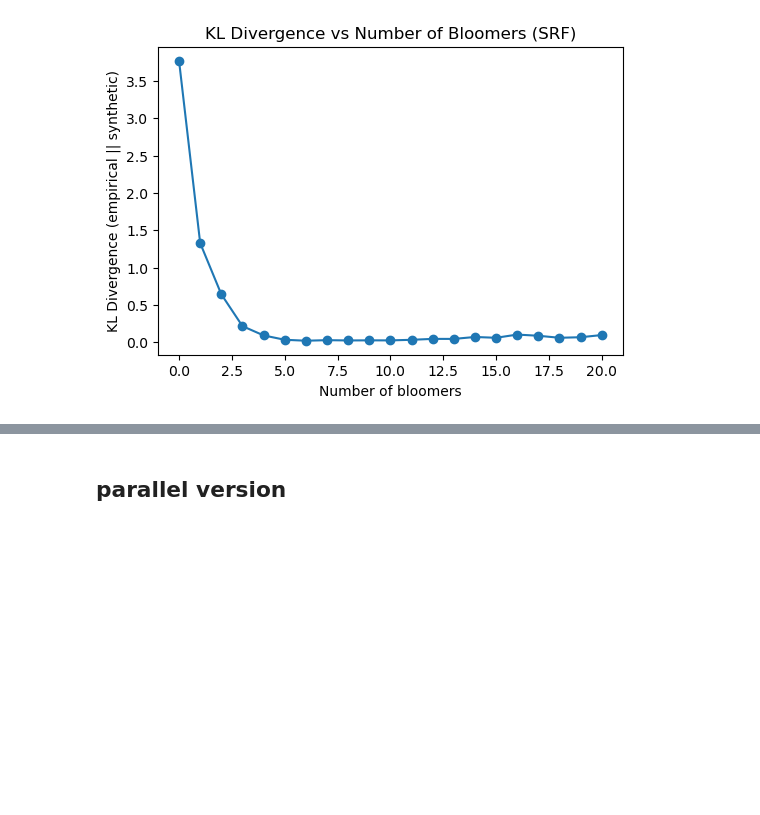
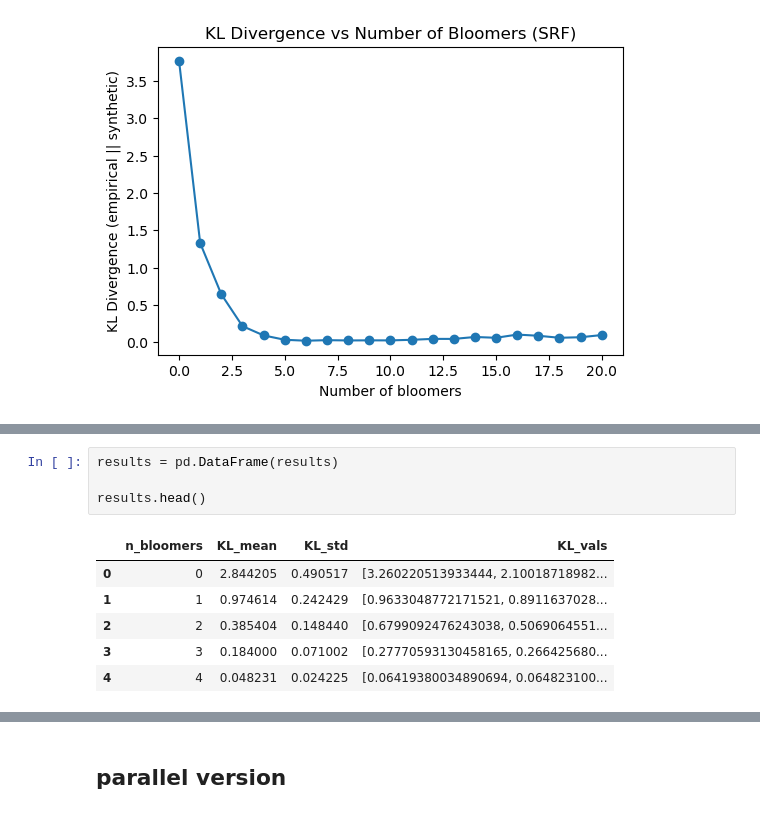
Before and after one commit to epigani/Dominant_Neutral_Communities, a Jupyter notebook: code/notebooks/02_species_by_species.ipynb, the cells around one changed output, grey strips where cells are left out. Cells and saved outputs as stored; diff of their text form; blank space fills up the shorter version.

```diff
--- a/code/notebooks/02_species_by_species.ipynb
+++ b/code/notebooks/02_species_by_species.ipynb
@@ -704 +867,12 @@ Text(0.5, 1.0, 'KL Divergence vs Number of Bloomers (SRF)')
+# %%
+results = pd.DataFrame(results)
+
+results.head()
+# %% [output]
+|  | n_bloomers | KL_mean | KL_std | KL_vals |
+| 0 | 0 | 2.844205 | 0.490517 | [3.260220513933444, 2.10018718982... |
+| 1 | 1 | 0.974614 | 0.242429 | [0.9633048772171521, 0.8911637028... |
+| 2 | 2 | 0.385404 | 0.148440 | [0.6799092476243038, 0.5069064551... |
+| 3 | 3 | 0.184000 | 0.071002 | [0.27770593130458165, 0.266425680... |
+| 4 | 4 | 0.048231 | 0.024225 | [0.06419380034890694, 0.064823100... |
 # %% [markdown]
```
Also changed, not shown: parts of 29 cells of this notebook, 2 other files.
